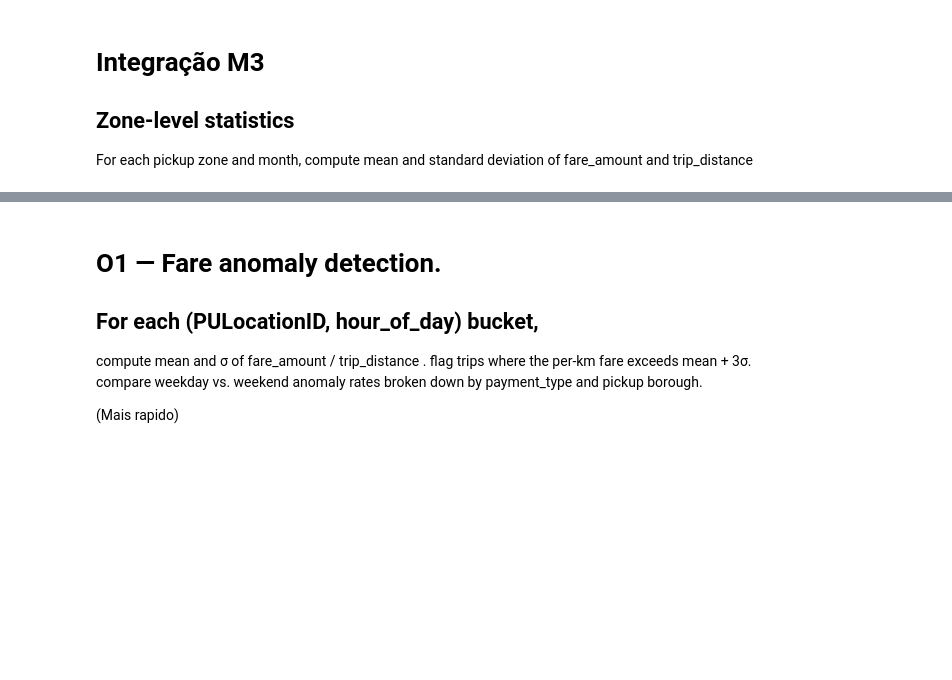
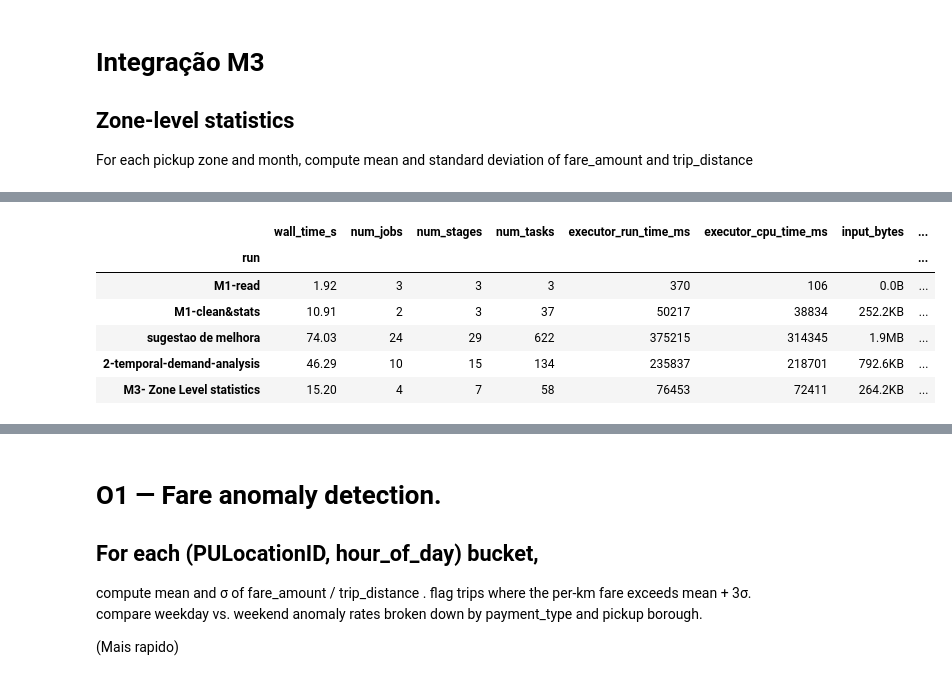
Before and after one commit to RCarretas/CP-77904-77935, a Jupyter notebook: apps/main.ipynb, the cells around one changed output, grey strips where cells are left out. Saved outputs shown, nothing was run; the diff lists cells and outputs as text; code cells hidden in the pictures; blank space fills up the shorter version.

```diff
--- a/apps/main.ipynb
+++ b/apps/main.ipynb
@@ -155,19 +439,20 @@ root
  |-- service_zone: string (nullable = true)
 # %%
 with (profiler.profile("M3- Zone Level statistics")):
-    mean_and_sdev = trips_typed.groupBy("PULocationID")
 
-    mean_and_sdev = (trips_typed
-                     .withColumn("month", F.date_trunc("month", "tpep_pickup_datetime"))
-        .groupBy("PULocationID", "month")
-        .agg(
-            F.count("*").alias("trips"),
-            F.avg("fare_amount").alias("fare_mean"),
-            F.stddev("fare_amount").alias("fare_std"),
-            F.avg("trip_distance").alias("dist_mean"),
-            F.stddev("trip_distance").alias("dist_std"),
-        ))
-    # mean_and_sdev.printSchema()
-    # nomes_final = mean_and_sdev.join(zones, mean_and_sdev["PULocationID"] == zones["LocationID"])
-    # nomes_final.select("Zone", "Month", "fare_mean", "fare_std", "dist_mean", "dist_std").show()
+    joined = (trips_typed
+            .join(zones, trips_typed.PULocationID == zones.LocationID))
+
+    monthly = (joined
+    .withColumn("month", F.date_trunc("month", "tpep_pickup_datetime"))
+    .groupBy("Borough", "Zone", "month")
+    .agg(F.count("*").alias("trip_count")))
+    w = Window.partitionBy("Borough", "month").orderBy(F.desc("trip_count"))
+
+    ranked = monthly.withColumn("rank", F.dense_rank().over(w))
+
+    ranked.orderBy("Borough", "month", "rank").show()
+
+
+profiler.report()
 # %% [output]
@@ -174,0 +476,7 @@ with (profiler.profile("M3- Zone Level statistics")):
+|  | wall_time_s | num_jobs | num_stages | num_tasks | executor_run_time_ms | executor_cpu_time_ms | input_bytes | ... |
+| run |  |  |  |  |  |  |  | ... |
+| M1-read | 1.92 | 3 | 3 | 3 | 370 | 106 | 0.0B | ... |
+| M1-clean&stats | 10.91 | 2 | 3 | 37 | 50217 | 38834 | 252.2KB | ... |
+| sugestao de melhora | 74.03 | 24 | 29 | 622 | 375215 | 314345 | 1.9MB | ... |
+| 2-temporal-demand-analysis | 46.29 | 10 | 15 | 134 | 235837 | 218701 | 792.6KB | ... |
+| M3- Zone Level statistics | 15.20 | 4 | 7 | 58 | 76453 | 72411 | 264.2KB | ... |
```
Also changed, not shown: parts of 14 cells of this notebook, 1 other file.
